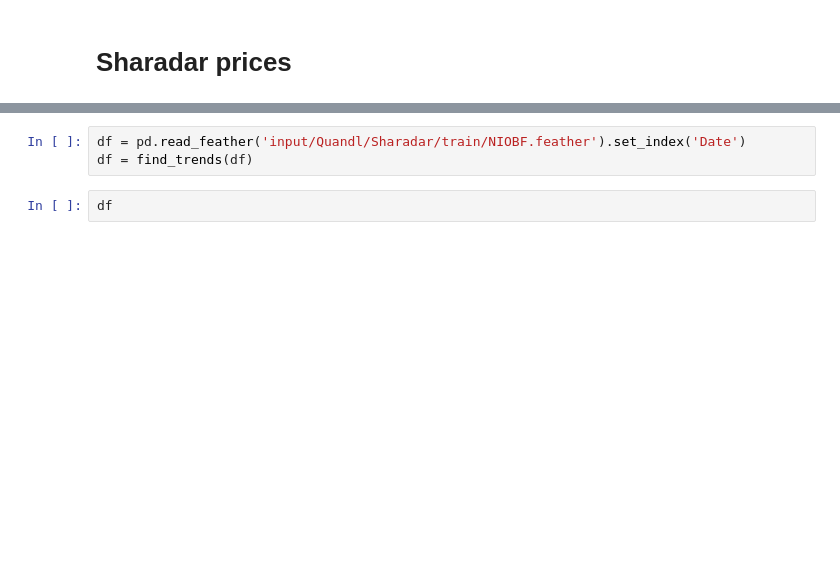
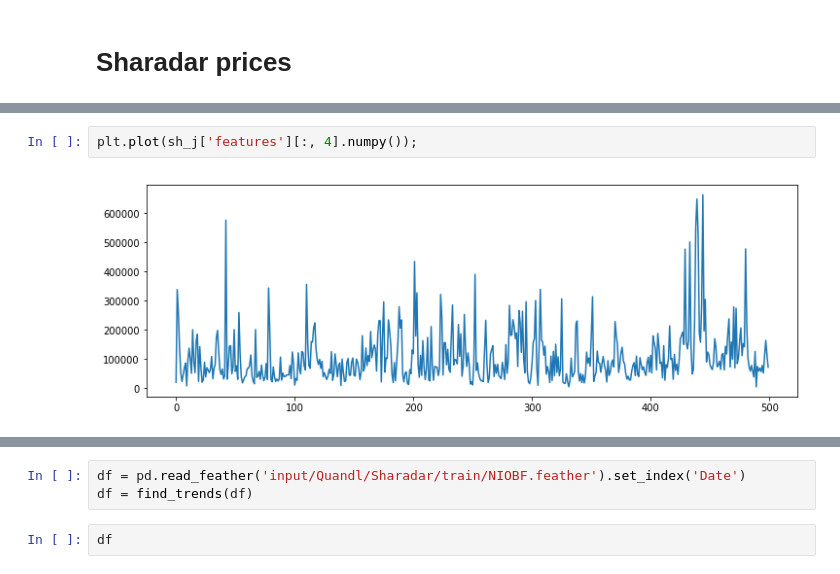
Before and after one commit to peerchen/trend-following-1, a Jupyter notebook: Pytorch - Data Loading.ipynb, the cells around one changed output, grey strips where cells are left out. Saved outputs shown, nothing was run; the diff lists cells and outputs as text; blank space fills up the shorter version.

```diff
--- a/Pytorch - Data Loading.ipynb
+++ b/Pytorch - Data Loading.ipynb
@@ -334,0 +407,4 @@ torch.Size([500, 8]) torch.Size([500, 3])
+# %%
+plt.plot(sh_j['features'][:, 4].numpy());
+# %% [output]
+[figure, added]
```
Also changed, not shown: parts of 35 cells of this notebook, 2 other files.
